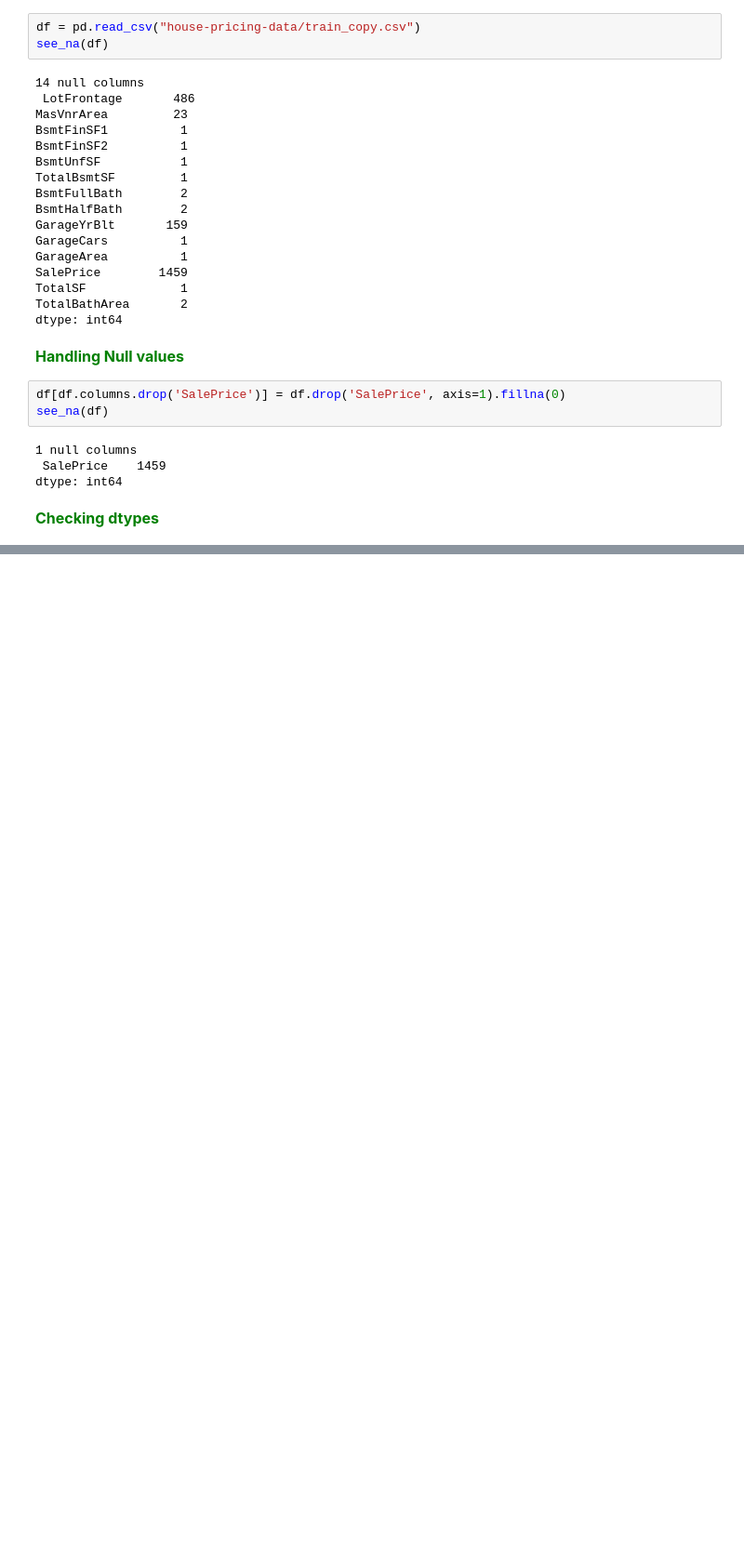
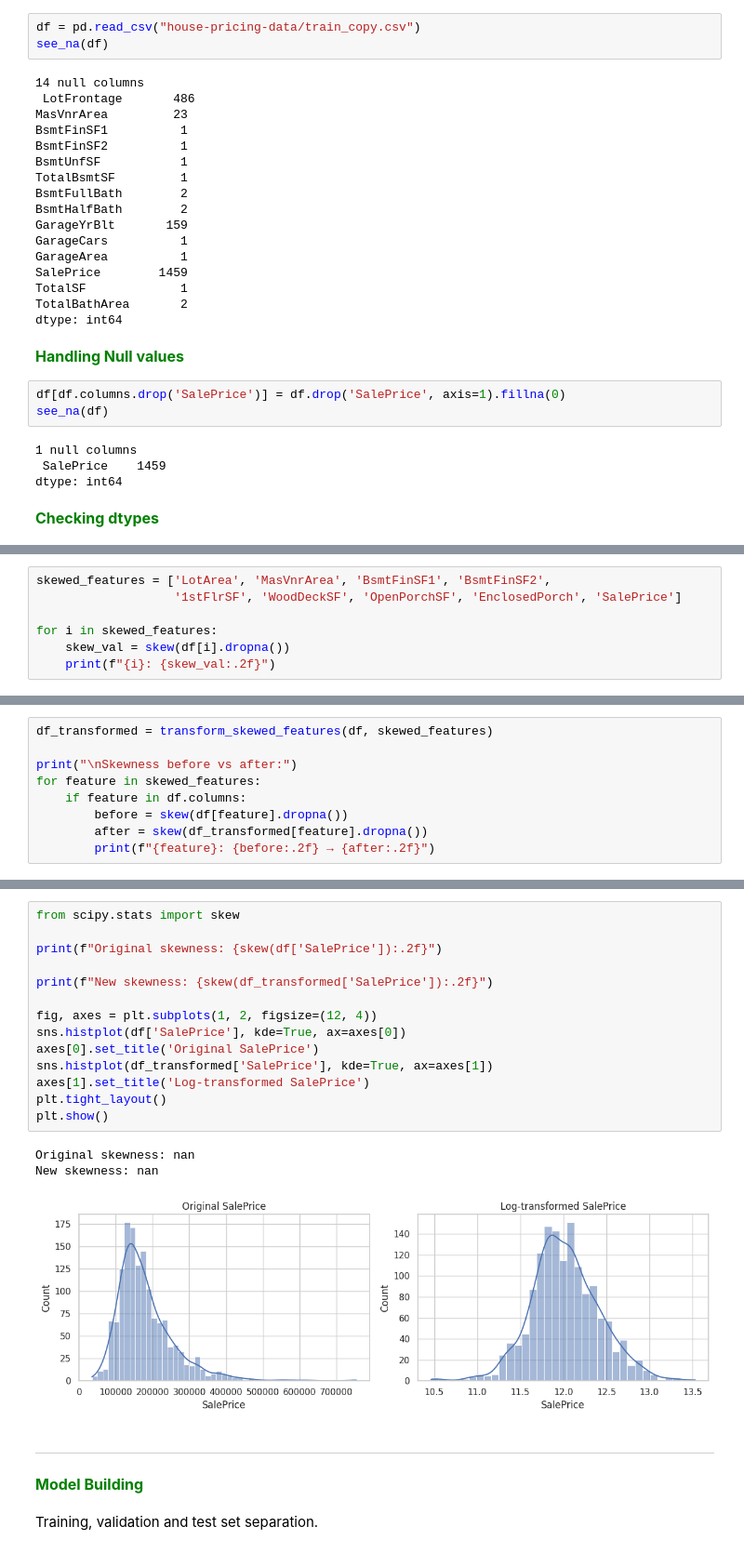
Before and after one commit to benaytms/house_prices_pred, a Jupyter notebook: main.ipynb, the cells around one changed output, grey strips where cells are left out. Shown at 93% size. Cells and saved outputs as stored; diff of their text form; blank space fills up the shorter version.

Commit message:
skewness treated, train validation and test sets separated

```diff
--- a/main.ipynb
+++ b/main.ipynb
@@ -521,0 +538,7 @@ df.select_dtypes(object)
+# %%
+skewed_features = ['LotArea', 'MasVnrArea', 'BsmtFinSF1', 'BsmtFinSF2',
+                   '1stFlrSF', 'WoodDeckSF', 'OpenPorchSF', 'EnclosedPorch', 'SalePrice']
+
+for i in skewed_features:
+    skew_val = skew(df[i].dropna())
+    print(f"{i}: {skew_val:.2f}")
@@ -521,0 +555,9 @@ df.select_dtypes(object)
+# %%
+df_transformed = transform_skewed_features(df, skewed_features)
+
+print("\nSkewness before vs after:")
+for feature in skewed_features:
+    if feature in df.columns:
+        before = skew(df[feature].dropna())
+        after = skew(df_transformed[feature].dropna())
+        print(f"{feature}: {before:.2f} → {after:.2f}")
@@ -521,0 +582,25 @@ df.select_dtypes(object)
+# %%
+from scipy.stats import skew
+
+print(f"Original skewness: {skew(df['SalePrice']):.2f}")
+
+print(f"New skewness: {skew(df_transformed['SalePrice']):.2f}")
+
+fig, axes = plt.subplots(1, 2, figsize=(12, 4))
+sns.histplot(df['SalePrice'], kde=True, ax=axes[0])
+axes[0].set_title('Original SalePrice')
+sns.histplot(df_transformed['SalePrice'], kde=True, ax=axes[1])
+axes[1].set_title('Log-transformed SalePrice')
+plt.tight_layout()
+plt.show()
+# %% [output]
+Original skewness: nan
+New skewness: nan
+[figure, added]
+# %% [markdown]
+---
+<span style='color:Green;font-weight:bold;font-size:16px'>
+Model Building
+</span>
+# %% [markdown]
+Training, validation and test set separation.
```
Also changed, not shown: parts of 8 cells of this notebook, 9 other files.
